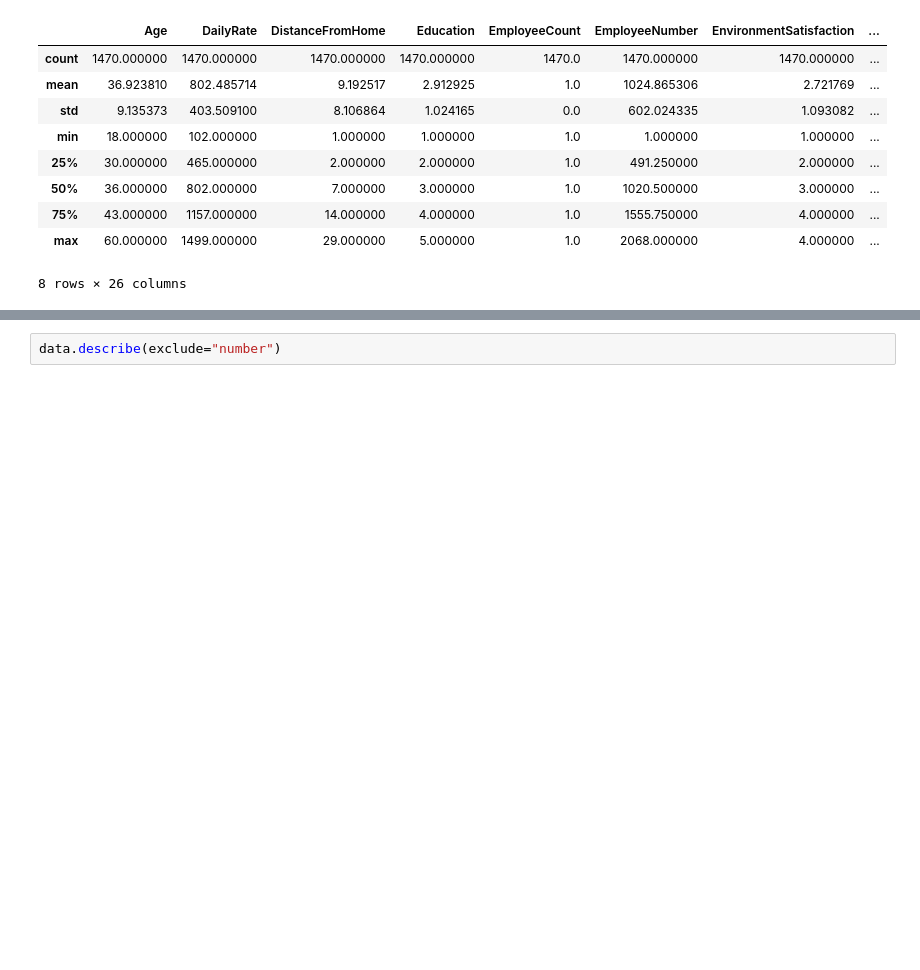
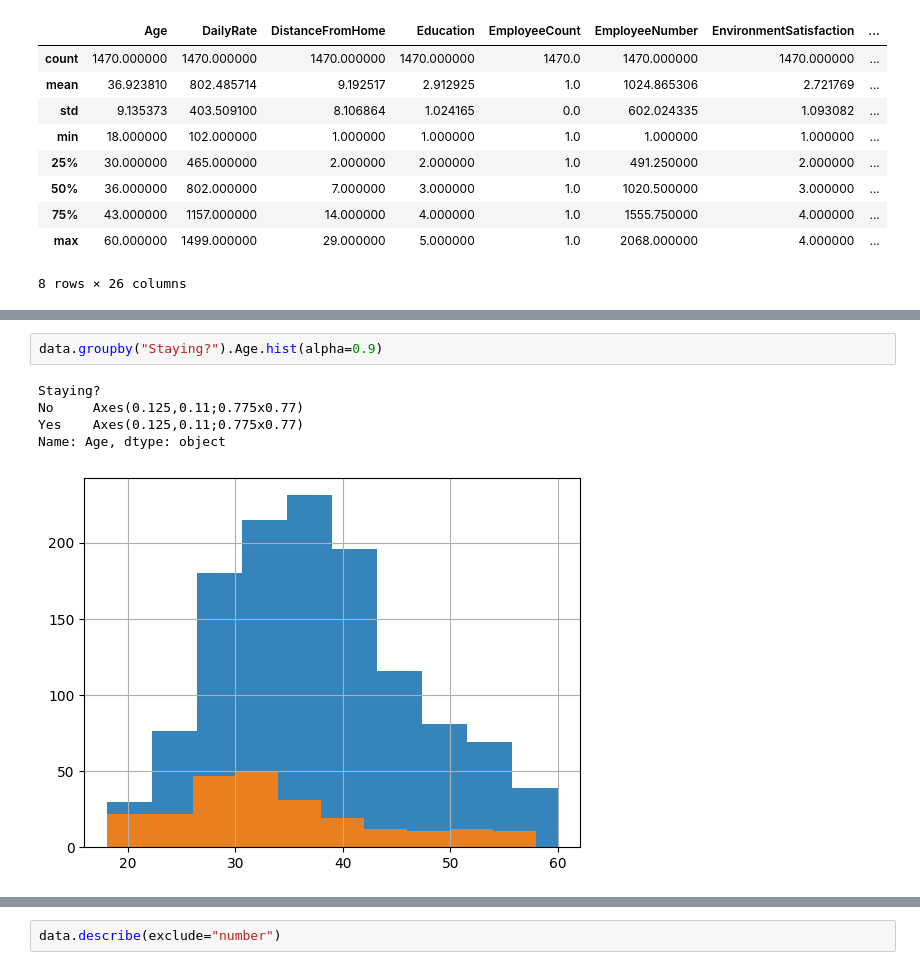
Before and after one commit to nicholasptran/machine-learning, a Jupyter notebook: employee_data.ipynb, the cells around one changed output, grey strips where cells are left out. Saved outputs shown, nothing was run; the diff lists cells and outputs as text; blank space fills up the shorter version.

```diff
--- a/employee_data.ipynb
+++ b/employee_data.ipynb
@@ -90,0 +125,8 @@ data.describe()
+# %%
+data.groupby("Staying?").Age.hist(alpha=0.9)
+# %% [output]
+Staying?
+No     Axes(0.125,0.11;0.775x0.77)
+Yes    Axes(0.125,0.11;0.775x0.77)
+Name: Age, dtype: object
+[figure, added]
```
Also changed, not shown: parts of 76 cells of this notebook, 8 other files.
